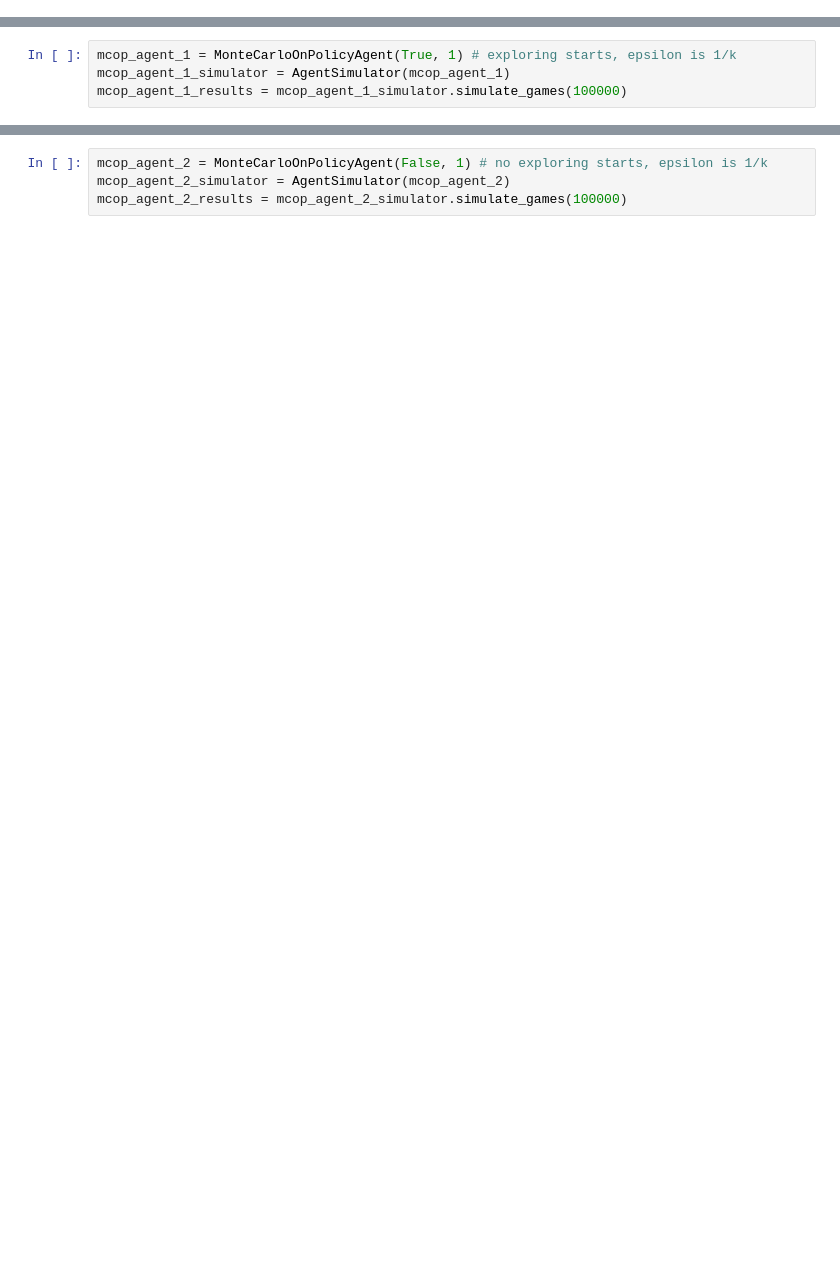
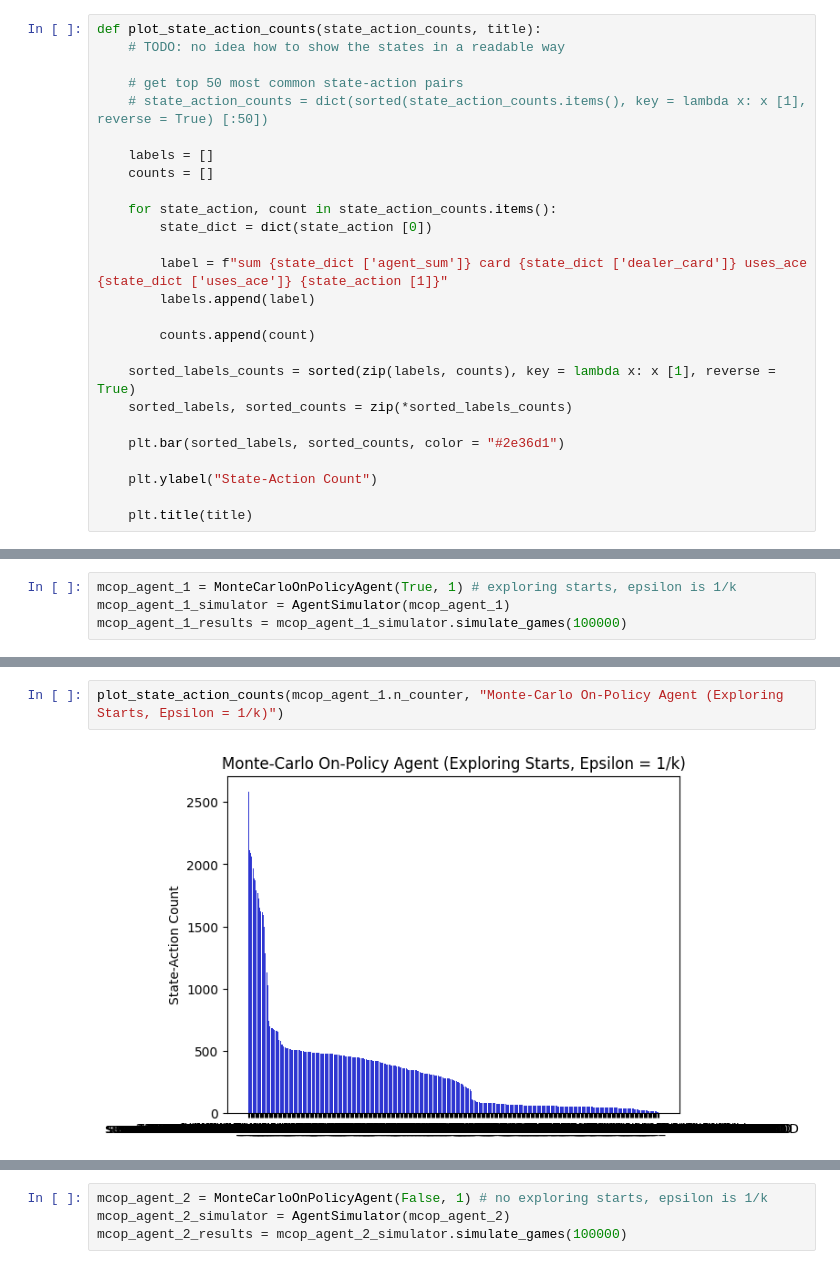
Before and after one commit to bentaliana/ARI2204, a Jupyter notebook: agent_evaluation.ipynb, the cells around one changed output, grey strips where cells are left out. Cells and saved outputs as stored; diff of their text form; blank space fills up the shorter version.

```diff
--- a/agent_evaluation.ipynb
+++ b/agent_evaluation.ipynb
@@ -82,0 +108,26 @@ class AgentSimulator():
+# %%
+def plot_state_action_counts(state_action_counts, title):
+    # TODO: no idea how to show the states in a readable way
+
+    # get top 50 most common state-action pairs
+    # state_action_counts = dict(sorted(state_action_counts.items(), key = lambda x: x [1], reverse = True) [:50])
+
+    labels = []
+    counts = []
+
+    for state_action, count in state_action_counts.items():
+        state_dict = dict(state_action [0])
+
+        label = f"sum {state_dict ['agent_sum']} card {state_dict ['dealer_card']} uses_ace {state_dict ['uses_ace']} {state_action [1]}"
+        labels.append(label)
+
+        counts.append(count)
+
+    sorted_labels_counts = sorted(zip(labels, counts), key = lambda x: x [1], reverse = True)
+    sorted_labels, sorted_counts = zip(*sorted_labels_counts)
+
+    plt.bar(sorted_labels, sorted_counts, color = "#2e36d1")
+
+    plt.ylabel("State-Action Count")
+
+    plt.title(title)
@@ -86,0 +187,4 @@ mcop_agent_1_results = mcop_agent_1_simulator.simulate_games(100000)
+# %%
+plot_state_action_counts(mcop_agent_1.n_counter, "Monte-Carlo On-Policy Agent (Exploring Starts, Epsilon = 1/k)")
+# %% [output]
+[figure, added]
```
Also changed, not shown: parts of 42 cells of this notebook, 2 other files.
